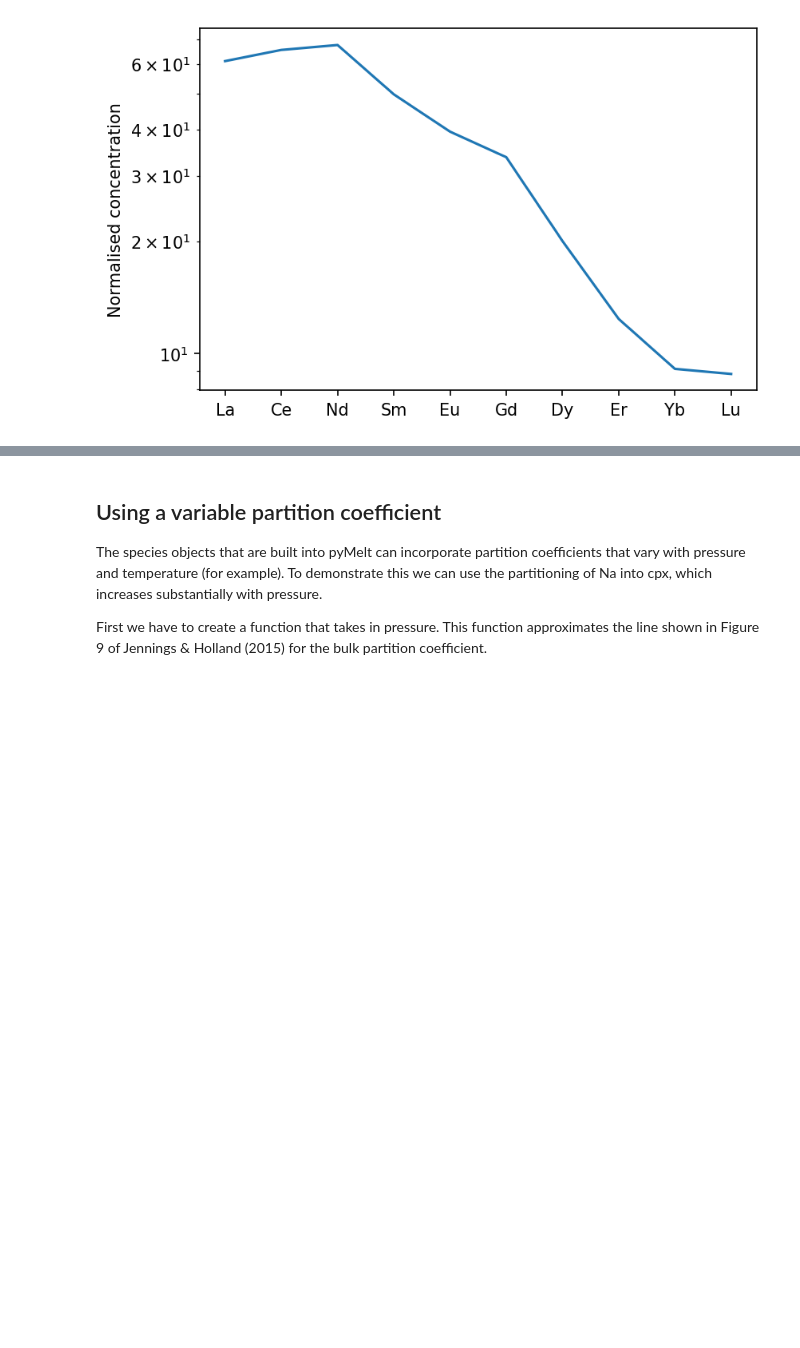
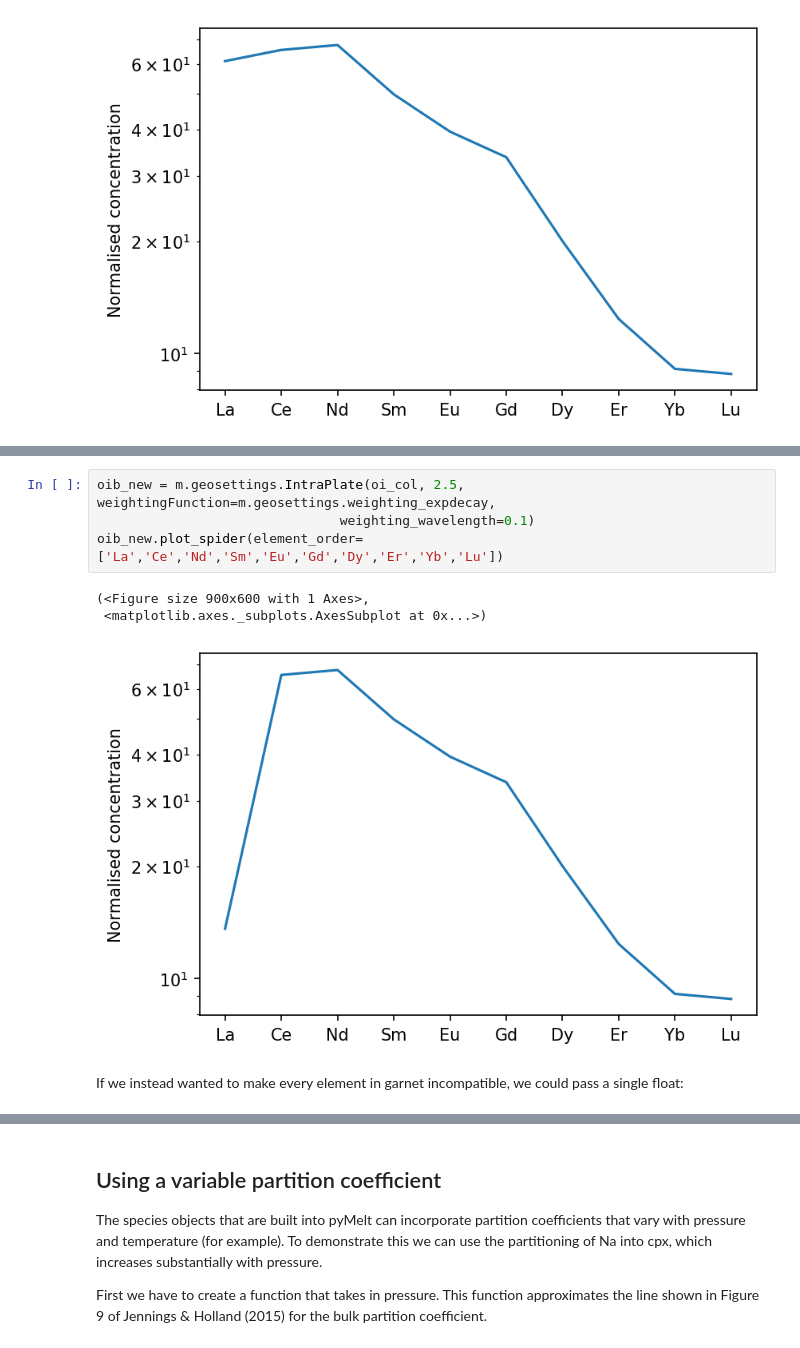
Before and after one commit to simonwmatthews/pyMelt, a Jupyter notebook: docs/tutorial/tutorial3.ipynb, the cells around one changed output, grey strips where cells are left out. Saved outputs shown, nothing was run; the diff lists cells and outputs as text; blank space fills up the shorter version.

```diff
--- a/docs/tutorial/tutorial3.ipynb
+++ b/docs/tutorial/tutorial3.ipynb
@@ -246,0 +300,10 @@ f,a = oib.plot_spider(element_order=['La','Ce','Nd','Sm','Eu','Gd','Dy','Er','Yb
+# %%
+oib_new = m.geosettings.IntraPlate(oi_col, 2.5, weightingFunction=m.geosettings.weighting_expdecay,
+                               weighting_wavelength=0.1)
+oib_new.plot_spider(element_order=['La','Ce','Nd','Sm','Eu','Gd','Dy','Er','Yb','Lu'])
+# %% [output]
+(<Figure size 900x600 with 1 Axes>,
+ <matplotlib.axes._subplots.AxesSubplot at 0x...>)
+[figure, added]
+# %% [markdown]
+If we instead wanted to make every element in garnet incompatible, we could pass a single float:
```
Also changed, not shown: parts of 15 cells of this notebook, 3 other files.
